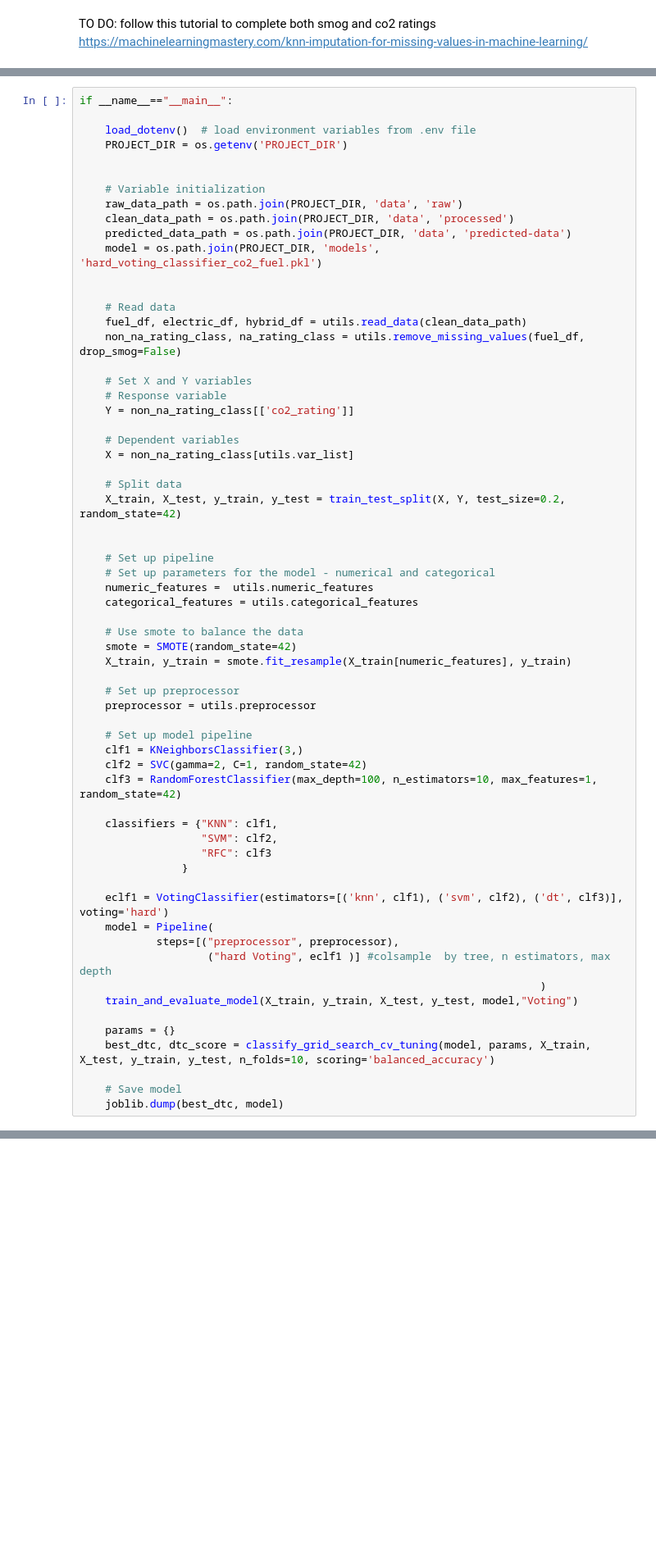
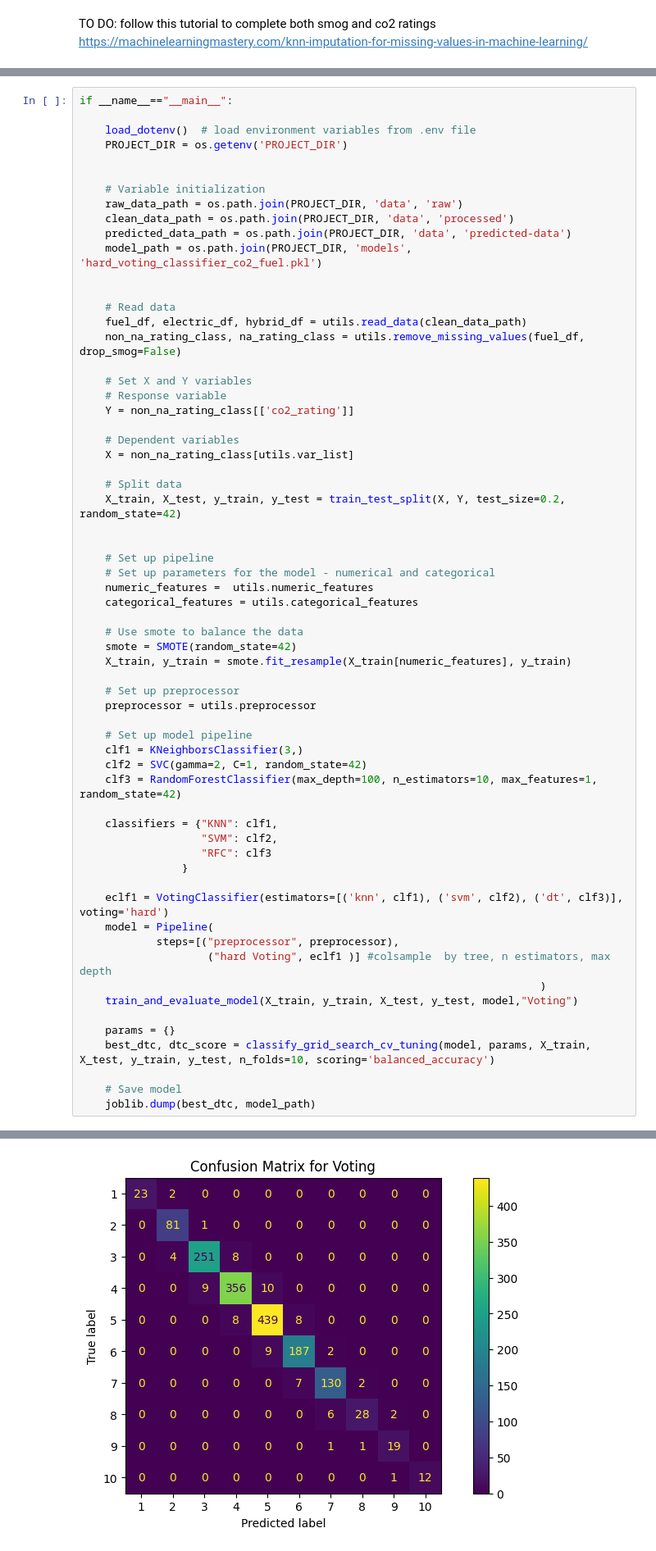
Before and after one commit to lfunderburk/fuel-electric-hybrid-vehicle-ml, a Jupyter notebook: notebooks/train_model.ipynb, the cells around one changed output, grey strips where cells are left out. Shown: that part at 82% size. Saved outputs shown, nothing was run; the diff lists cells and outputs as text; blank space fills up the shorter version.

```diff
--- a/notebooks/train_model.ipynb
+++ b/notebooks/train_model.ipynb
@@ -122,7 +122,7 @@ if __name__=="__main__":
     raw_data_path = os.path.join(PROJECT_DIR, 'data', 'raw')
     clean_data_path = os.path.join(PROJECT_DIR, 'data', 'processed')
     predicted_data_path = os.path.join(PROJECT_DIR, 'data', 'predicted-data')
-    model = os.path.join(PROJECT_DIR, 'models', 'hard_voting_classifier_co2_fuel.pkl')
+    model_path = os.path.join(PROJECT_DIR, 'models', 'hard_voting_classifier_co2_fuel.pkl')
 
 
     # Read data
@@ -173,4 +173,5 @@ if __name__=="__main__":
     best_dtc, dtc_score = classify_grid_search_cv_tuning(model, params, X_train, X_test, y_train, y_test, n_folds=10, scoring='balanced_accuracy')
 
     # Save model
-    joblib.dump(best_dtc, model)
+    joblib.dump(best_dtc, model_path)
+# %% [output]
@@ -176,0 +195 @@ if __name__=="__main__":
+[figure, added]
```
Also changed, not shown: parts of 1 cell of this notebook, 4 other files.
